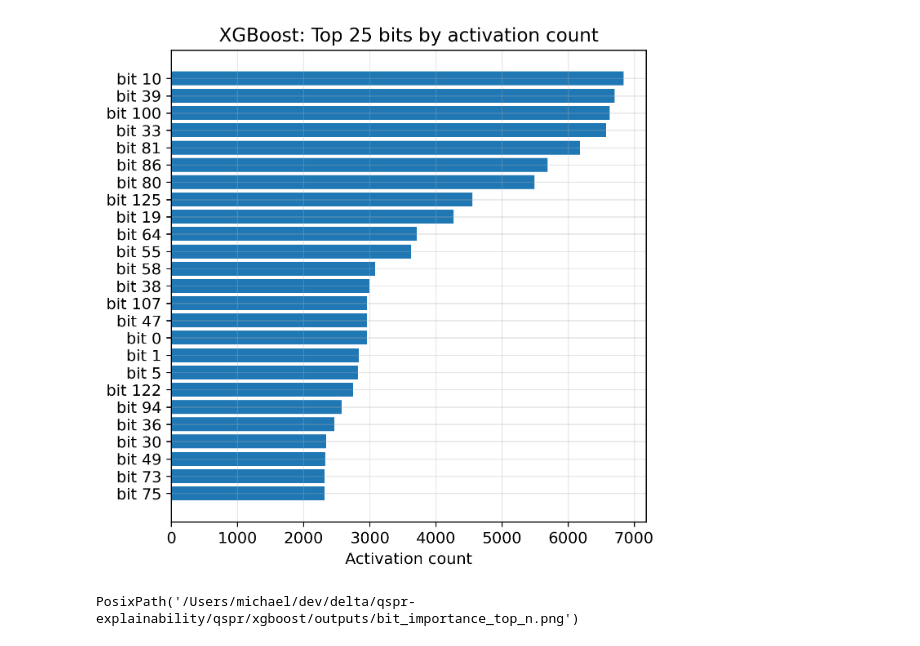
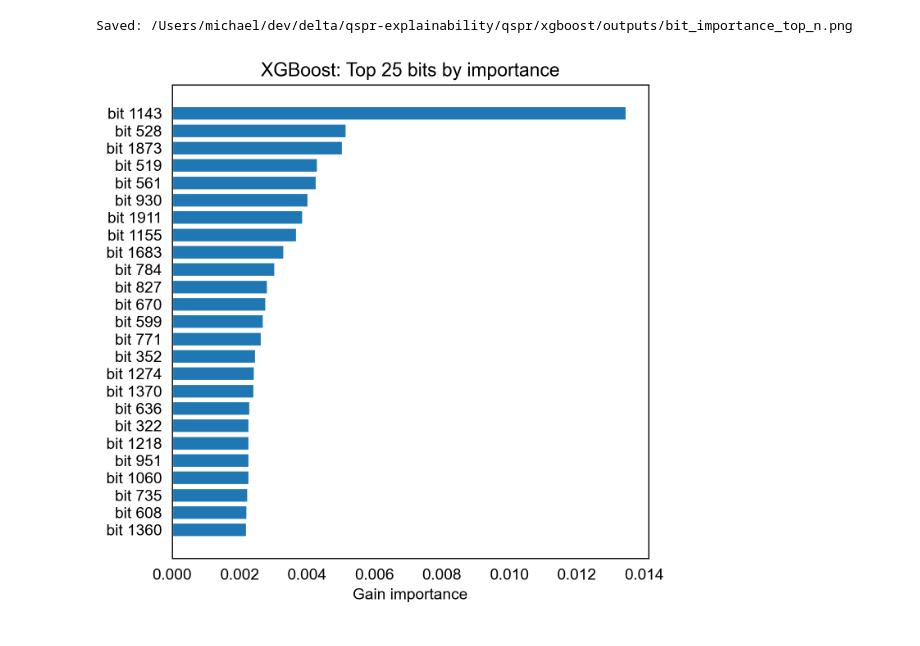
Before and after one commit to lopataa/qspr-qsar-explainability, a Jupyter notebook: qspr/xgboost/bit_importance_top_n.ipynb, the cells around one changed output. Saved outputs shown, nothing was run; the diff lists cells and outputs as text; code cells hidden in the pictures.

```diff
--- a/qspr/xgboost/bit_importance_top_n.ipynb
+++ b/qspr/xgboost/bit_importance_top_n.ipynb
@@ -64,21 +64,40 @@ df, X = build_feature_matrix(df, radius=ECFP_RADIUS, n_bits=ECFP_N_BITS)
 # %%
 y, cutoff = make_binary_target(df["Solubility"].to_numpy())
 # %%
-bit_counts = X.sum(axis=0)
-order = np.argsort(bit_counts)[::-1][:TOP_N_BITS]
-top_counts = bit_counts[order]
+import xgboost as xgb
+
+X_float = X.astype(np.float32)
+
+xgb_model = xgb.XGBClassifier(
+    n_estimators=N_ESTIMATORS,
+    max_depth=6,
+    learning_rate=0.05,
+    subsample=0.8,
+    colsample_bytree=0.8,
+    objective='binary:logistic',
+    eval_metric='logloss',
+    importance_type='gain',
+    n_jobs=N_JOBS,
+    random_state=RANDOM_SEED
+)
+
+xgb_model.fit(X_float, y)
+
+importances = xgb_model.feature_importances_
+
+order = np.argsort(importances)[::-1][:TOP_N_BITS]
+top_imps = importances[order]
 
 fig, ax = plt.subplots(figsize=FIGSIZE_SQUARE)
-ax.barh(range(TOP_N_BITS), top_counts[::-1])
+ax.barh(range(TOP_N_BITS), top_imps[::-1])
 ax.set_yticks(range(TOP_N_BITS))
 ax.set_yticklabels([f"bit {idx}" for idx in order[::-1]])
-ax.set_xlabel("Activation count")
-ax.set_title(f"{MODEL_NAME}: Top {TOP_N_BITS} bits by activation count")
+ax.set_xlabel("Gain importance")
+ax.set_title(f"{MODEL_NAME}: Top {TOP_N_BITS} bits by importance")
 
 out_path = out_dir / "bit_importance_top_n.png"
 fig.savefig(out_path, dpi=FIG_DPI, bbox_inches="tight")
-plt.show()
-out_path
+print(f"Saved: {out_path}")
 # %% [output]
+Saved: /Users/michael/dev/delta/qspr-explainability/qspr/xgboost/outputs/bit_importance_top_n.png
-[figure, old version]
+[figure, new version]
-PosixPath('/Users/michael/dev/delta/qspr-explainability/qspr/xgboost/outputs/bit_importance_top_n.png')
```
Also changed, not shown: parts of 2 cells of this notebook, 9 other files.
